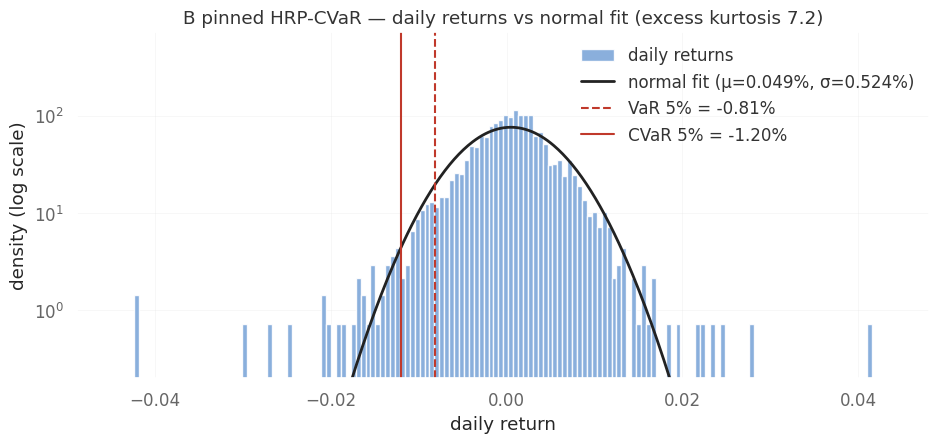
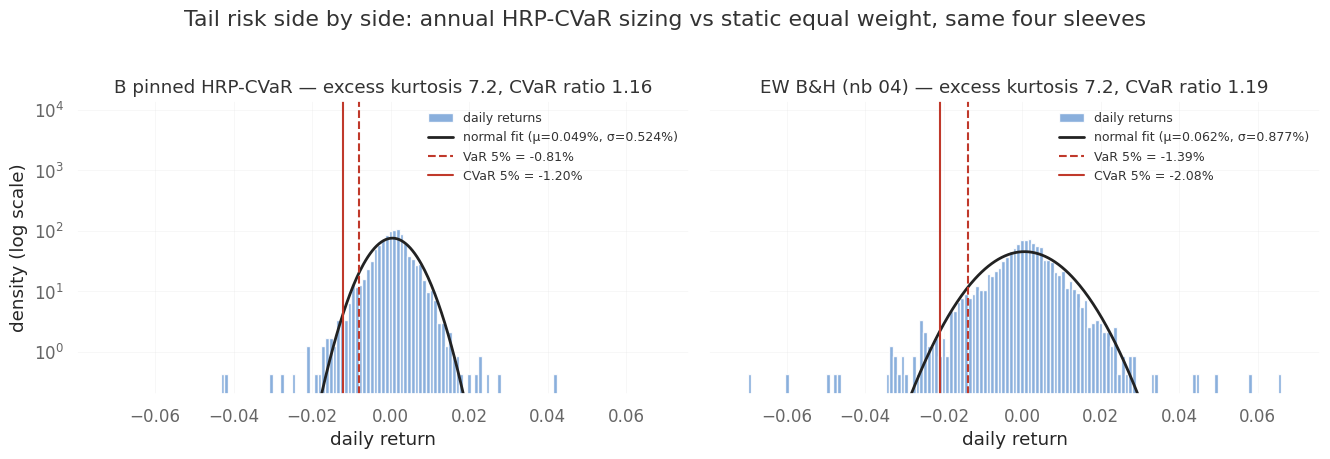
Code edit (unified diff) that turned the first committed figure into the second:
--- before
+++ after
@@ -27,22 +27,30 @@
 display(tails)
 
-FOCUS = "B pinned HRP-CVaR"
-r = rets[FOCUS]
-mu, sd = r.mean(), r.std()
-var5, cvar5 = tails.loc["VaR_5%", FOCUS], tails.loc["CVaR_5%", FOCUS]
+# Side by side: annual HRP-CVaR sizing vs static equal weight, same 4 sleeves.
+# Shared bins + shared log-density axis so the panels compare bar-for-bar.
+COMPARE = ["B pinned HRP-CVaR", "EW B&H (nb 04)"]
+both = pd.concat([rets[n] for n in COMPARE])
+bins = np.linspace(both.min() * 1.05, both.max() * 1.05, 150)
+x = np.linspace(bins[0], bins[-1], 500)
 
-fig, ax = plt.subplots(figsize=(11, 4.5))
-ax.hist(r, bins=150, density=True, color="#7da7d9", alpha=0.9, label="daily returns")
-x = np.linspace(r.min() * 1.05, r.max() * 1.05, 500)
-ax.plot(x, sps.norm.pdf(x, mu, sd), color="#222222", lw=2,
-        label=f"normal fit (μ={mu:.3%}, σ={sd:.3%})")
-ax.axvline(var5, color="#c0392b", ls="--", lw=1.5, label=f"VaR 5% = {var5:.2%}")
-ax.axvline(cvar5, color="#c0392b", ls="-", lw=1.5, label=f"CVaR 5% = {cvar5:.2%}")
-ax.set_yscale("log")
-ax.set_ylim(bottom=0.2)
-ax.set_xlabel("daily return")
-ax.set_ylabel("density (log scale)")
-ax.set_title(f"{FOCUS} — daily returns vs normal fit "
-             f"(excess kurtosis {tails.loc['excess_kurtosis', FOCUS]:.1f})")
-ax.grid(True, alpha=0.3)
-ax.legend(frameon=False);
+fig, axes = plt.subplots(1, 2, figsize=(13.5, 4.5), sharex=True, sharey=True)
+for ax, name in zip(axes, COMPARE):
+    r = rets[name]
+    mu, sd = r.mean(), r.std()
+    var5, cvar5 = tails.loc["VaR_5%", name], tails.loc["CVaR_5%", name]
+    ax.hist(r, bins=bins, density=True, color="#7da7d9", alpha=0.9, label="daily returns")
+    ax.plot(x, sps.norm.pdf(x, mu, sd), color="#222222", lw=2,
+            label=f"normal fit (μ={mu:.3%}, σ={sd:.3%})")
+    ax.axvline(var5, color="#c0392b", ls="--", lw=1.5, label=f"VaR 5% = {var5:.2%}")
+    ax.axvline(cvar5, color="#c0392b", ls="-", lw=1.5, label=f"CVaR 5% = {cvar5:.2%}")
+    ax.set_yscale("log")
+    ax.set_ylim(bottom=0.2)
+    ax.set_xlabel("daily return")
+    ax.set_title(f"{name} — excess kurtosis {tails.loc['excess_kurtosis', name]:.1f}, "
+                 f"CVaR ratio {tails.loc['CVaR_ratio', name]:.2f}")
+    ax.grid(True, alpha=0.3)
+    ax.legend(frameon=False, fontsize=9)
+axes[0].set_ylabel("density (log scale)")
+fig.suptitle("Tail risk side by side: annual HRP-CVaR sizing vs static equal weight, "
+             "same four sleeves", y=1.02)
+fig.tight_layout();

Commit: feat(nb05): side-by-side tail-risk histogram — B pinned HRP-CVaR vs EW buy & hold